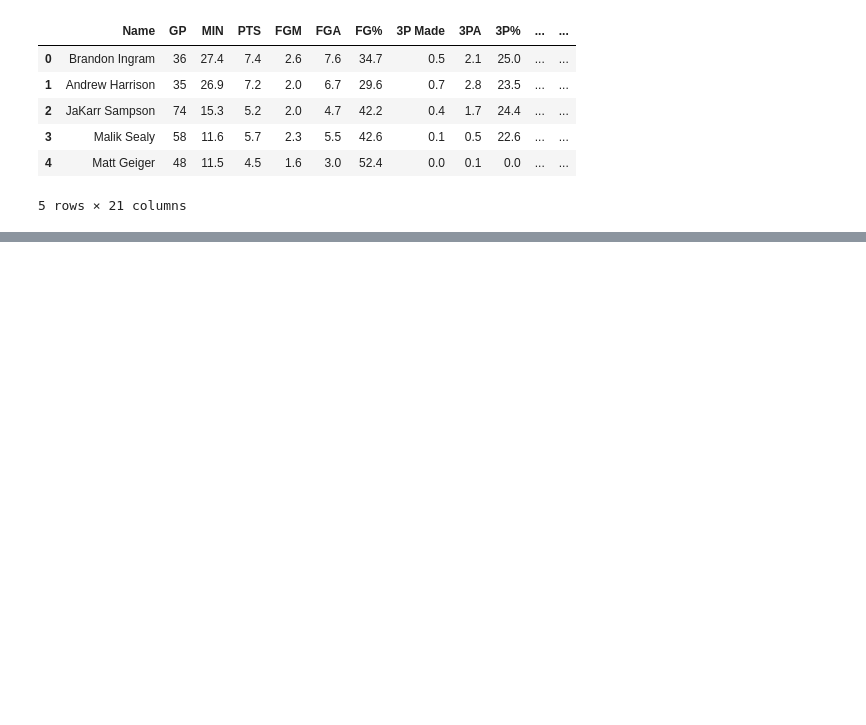
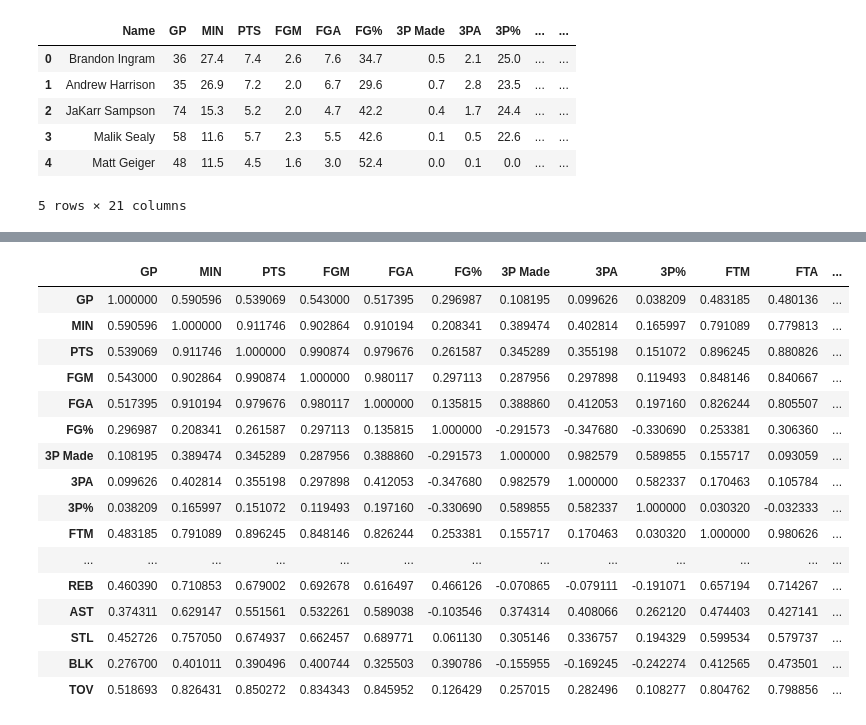
Before and after one commit to VicenteMontenegro/CienciasdeDatos, a Jupyter notebook: ExamenCssDatosEconomia.ipynb, the cells around one changed output, grey strips where cells are left out. Cells and saved outputs as stored; diff of their text form; code cells hidden in the pictures; blank space fills up the shorter version.

```diff
--- a/ExamenCssDatosEconomia.ipynb
+++ b/ExamenCssDatosEconomia.ipynb
@@ -26,3 +29,7 @@ nba.describe()
 | 50% | 63.000000 | 16.100000 | 5.600000 | 2.100000 | 4.800000 | 43.900000 | 0.100000 | 0.300000 | 22.400000 | 1.000000 | 1.500000 | ... |
 | 75% | 77.000000 | 22.900000 | 8.800000 | 3.400000 | 7.500000 | 47.800000 | 0.400000 | 1.200000 | 32.500000 | 1.700000 | 2.300000 | ... |
 | max | 82.000000 | 40.900000 | 28.200000 | 10.200000 | 19.800000 | 73.700000 | 2.300000 | 6.500000 | 100.000000 | 7.700000 | 10.200000 | ... |
+# %%
+#Selección de variables continuias
+v_con = nba.drop(columns = ['Name', 'TARGET_5Yrs'])
+v_con
@@ -28,0 +71,30 @@ nba.describe()
+# %%
+#Variables continuas estandarizadas y nuevo df de estas nuevas variables
+#Instanciar y aplicar fit_transfor a dataset
+data_std =  StandardScaler().fit_transform(v_con)
+
+# Generar dataframe desde los datos estandarizados, agregando nombre de columnas.
+df_data_std = pd.DataFrame(data_std, columns=v_con.columns)
+# %%
+#@title Correlación de Pearson
+
+matriz_corr = df_data_std.corr(method="pearson")
+matriz_corr
+# %% [output]
+|  | GP | MIN | PTS | FGM | FGA | FG% | 3P Made | 3PA | 3P% | FTM | FTA | ... |
+| GP | 1.000000 | 0.590596 | 0.539069 | 0.543000 | 0.517395 | 0.296987 | 0.108195 | 0.099626 | 0.038209 | 0.483185 | 0.480136 | ... |
+| MIN | 0.590596 | 1.000000 | 0.911746 | 0.902864 | 0.910194 | 0.208341 | 0.389474 | 0.402814 | 0.165997 | 0.791089 | 0.779813 | ... |
+| PTS | 0.539069 | 0.911746 | 1.000000 | 0.990874 | 0.979676 | 0.261587 | 0.345289 | 0.355198 | 0.151072 | 0.896245 | 0.880826 | ... |
+| FGM | 0.543000 | 0.902864 | 0.990874 | 1.000000 | 0.980117 | 0.297113 | 0.287956 | 0.297898 | 0.119493 | 0.848146 | 0.840667 | ... |
+| FGA | 0.517395 | 0.910194 | 0.979676 | 0.980117 | 1.000000 | 0.135815 | 0.388860 | 0.412053 | 0.197160 | 0.826244 | 0.805507 | ... |
+| FG% | 0.296987 | 0.208341 | 0.261587 | 0.297113 | 0.135815 | 1.000000 | -0.291573 | -0.347680 | -0.330690 | 0.253381 | 0.306360 | ... |
+| 3P Made | 0.108195 | 0.389474 | 0.345289 | 0.287956 | 0.388860 | -0.291573 | 1.000000 | 0.982579 | 0.589855 | 0.155717 | 0.093059 | ... |
+| 3PA | 0.099626 | 0.402814 | 0.355198 | 0.297898 | 0.412053 | -0.347680 | 0.982579 | 1.000000 | 0.582337 | 0.170463 | 0.105784 | ... |
+| 3P% | 0.038209 | 0.165997 | 0.151072 | 0.119493 | 0.197160 | -0.330690 | 0.589855 | 0.582337 | 1.000000 | 0.030320 | -0.032333 | ... |
+| FTM | 0.483185 | 0.791089 | 0.896245 | 0.848146 | 0.826244 | 0.253381 | 0.155717 | 0.170463 | 0.030320 | 1.000000 | 0.980626 | ... |
+| ... | ... | ... | ... | ... | ... | ... | ... | ... | ... | ... | ... | ... |
+| REB | 0.460390 | 0.710853 | 0.679002 | 0.692678 | 0.616497 | 0.466126 | -0.070865 | -0.079111 | -0.191071 | 0.657194 | 0.714267 | ... |
+| AST | 0.374311 | 0.629147 | 0.551561 | 0.532261 | 0.589038 | -0.103546 | 0.374314 | 0.408066 | 0.262120 | 0.474403 | 0.427141 | ... |
+| STL | 0.452726 | 0.757050 | 0.674937 | 0.662457 | 0.689771 | 0.061130 | 0.305146 | 0.336757 | 0.194329 | 0.599534 | 0.579737 | ... |
+| BLK | 0.276700 | 0.401011 | 0.390496 | 0.400744 | 0.325503 | 0.390786 | -0.155955 | -0.169245 | -0.242274 | 0.412565 | 0.473501 | ... |
+| TOV | 0.518693 | 0.826431 | 0.850272 | 0.834343 | 0.845952 | 0.126429 | 0.257015 | 0.282496 | 0.108277 | 0.804762 | 0.798856 | ... |
```
Also changed, not shown: parts of 11 cells of this notebook, 1 other file.
